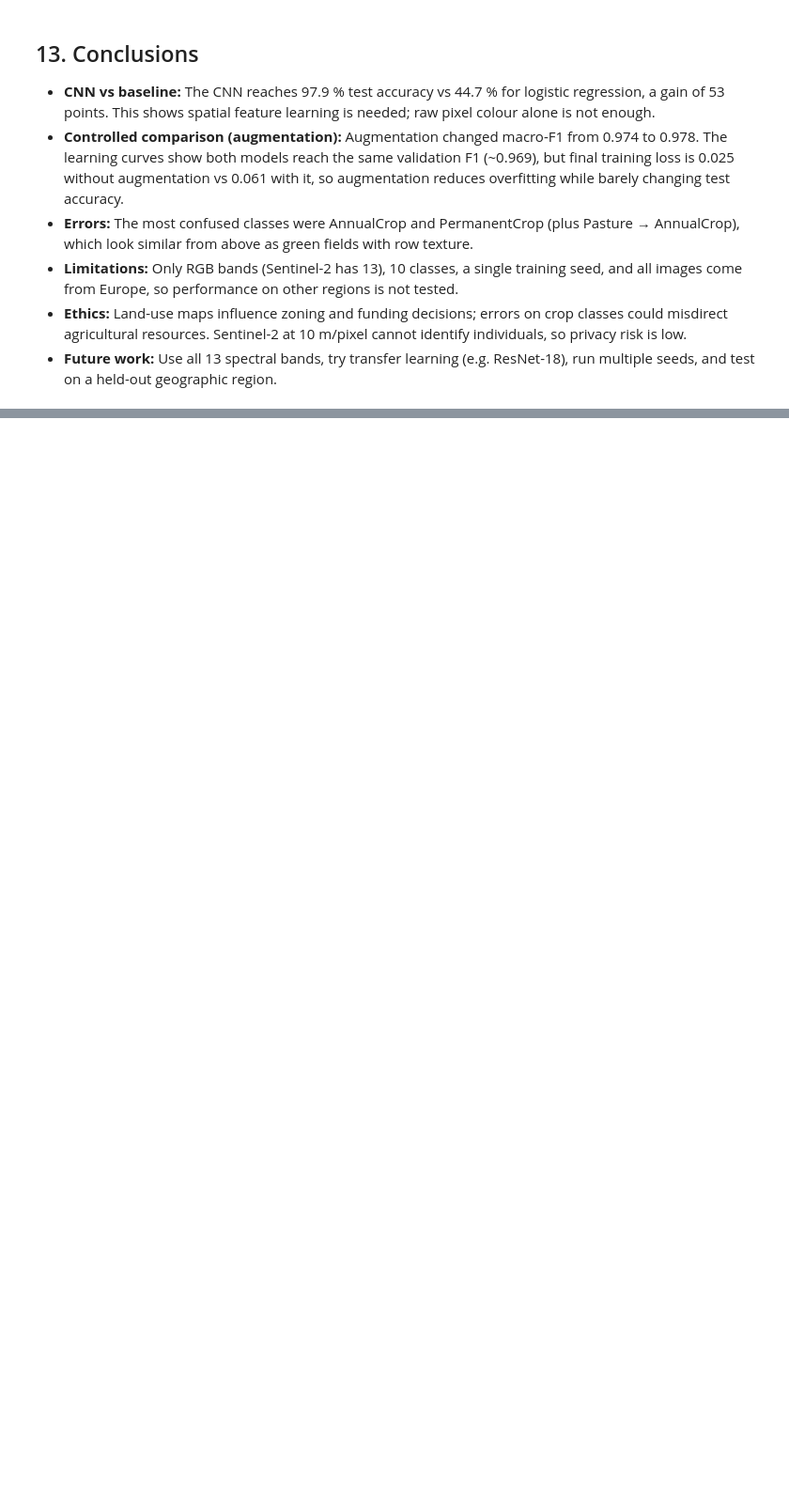
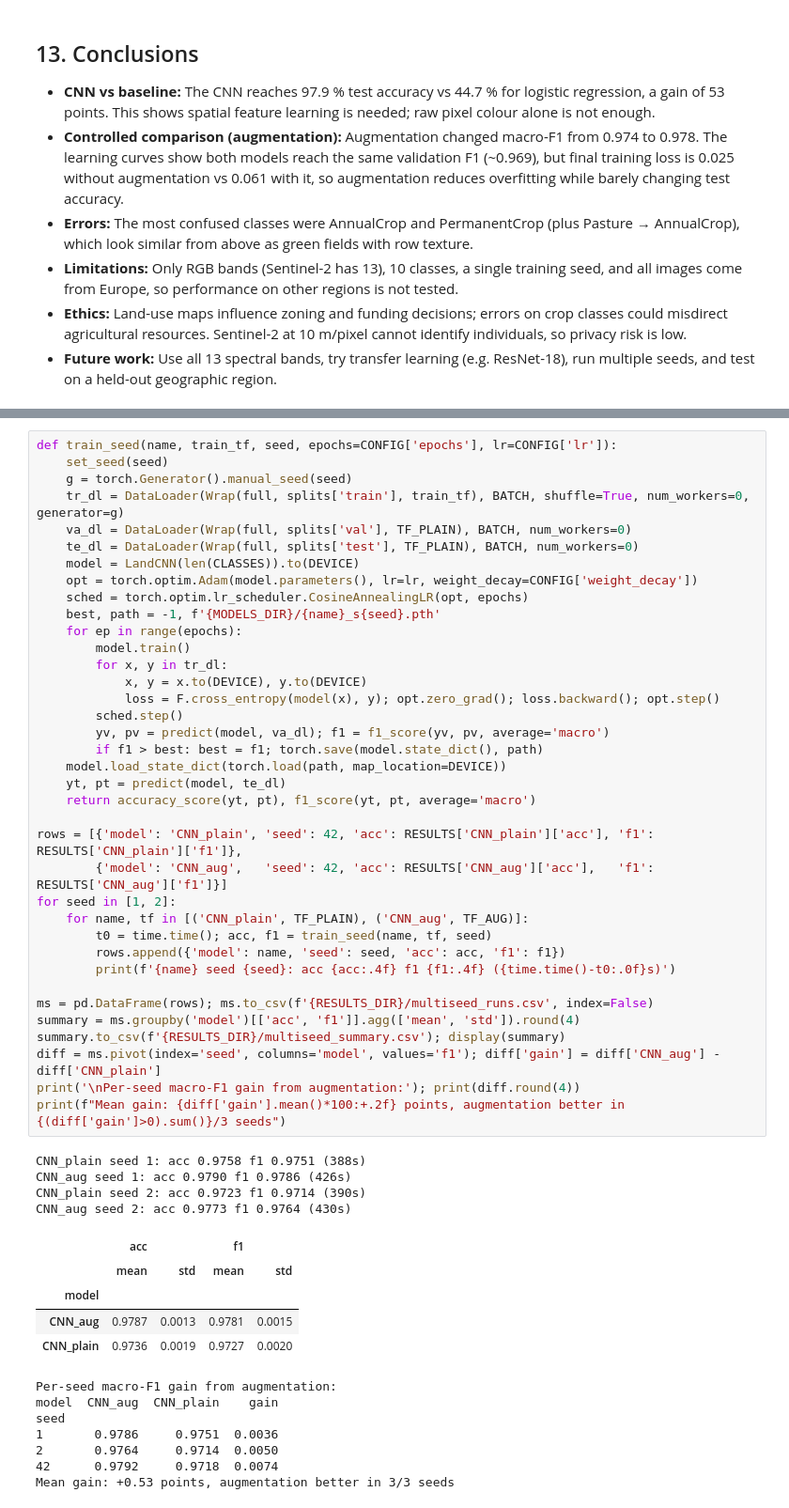
Before and after one commit to Rivier-Computer-Science/FA26-COMP-671-Yagna, a Jupyter notebook: land_use_classification_eurosat.ipynb, the cells around one changed output, grey strips where cells are left out. Shown at 94% size. Saved outputs shown, nothing was run; the diff lists cells and outputs as text; blank space fills up the shorter version.

Commit message:
Update notebook with final 3-seed results

```diff
--- a/land_use_classification_eurosat.ipynb
+++ b/land_use_classification_eurosat.ipynb
@@ -366,0 +370,54 @@ plt.tight_layout(); plt.savefig(f'{RESULTS_DIR}/inference_demo.png'); plt.show()
+# %%
+def train_seed(name, train_tf, seed, epochs=CONFIG['epochs'], lr=CONFIG['lr']):
+    set_seed(seed)
+    g = torch.Generator().manual_seed(seed)
+    tr_dl = DataLoader(Wrap(full, splits['train'], train_tf), BATCH, shuffle=True, num_workers=0, generator=g)
+    va_dl = DataLoader(Wrap(full, splits['val'], TF_PLAIN), BATCH, num_workers=0)
+    te_dl = DataLoader(Wrap(full, splits['test'], TF_PLAIN), BATCH, num_workers=0)
+    model = LandCNN(len(CLASSES)).to(DEVICE)
+    opt = torch.optim.Adam(model.parameters(), lr=lr, weight_decay=CONFIG['weight_decay'])
+    sched = torch.optim.lr_scheduler.CosineAnnealingLR(opt, epochs)
+    best, path = -1, f'{MODELS_DIR}/{name}_s{seed}.pth'
+    for ep in range(epochs):
+        model.train()
+        for x, y in tr_dl:
+            x, y = x.to(DEVICE), y.to(DEVICE)
+            loss = F.cross_entropy(model(x), y); opt.zero_grad(); loss.backward(); opt.step()
+        sched.step()
+        yv, pv = predict(model, va_dl); f1 = f1_score(yv, pv, average='macro')
+        if f1 > best: best = f1; torch.save(model.state_dict(), path)
+    model.load_state_dict(torch.load(path, map_location=DEVICE))
+    yt, pt = predict(model, te_dl)
+    return accuracy_score(yt, pt), f1_score(yt, pt, average='macro')
+
+rows = [{'model': 'CNN_plain', 'seed': 42, 'acc': RESULTS['CNN_plain']['acc'], 'f1': RESULTS['CNN_plain']['f1']},
+        {'model': 'CNN_aug',   'seed': 42, 'acc': RESULTS['CNN_aug']['acc'],   'f1': RESULTS['CNN_aug']['f1']}]
+for seed in [1, 2]:
+    for name, tf in [('CNN_plain', TF_PLAIN), ('CNN_aug', TF_AUG)]:
+        t0 = time.time(); acc, f1 = train_seed(name, tf, seed)
+        rows.append({'model': name, 'seed': seed, 'acc': acc, 'f1': f1})
+        print(f'{name} seed {seed}: acc {acc:.4f} f1 {f1:.4f} ({time.time()-t0:.0f}s)')
+
+ms = pd.DataFrame(rows); ms.to_csv(f'{RESULTS_DIR}/multiseed_runs.csv', index=False)
+summary = ms.groupby('model')[['acc', 'f1']].agg(['mean', 'std']).round(4)
+summary.to_csv(f'{RESULTS_DIR}/multiseed_summary.csv'); display(summary)
+diff = ms.pivot(index='seed', columns='model', values='f1'); diff['gain'] = diff['CNN_aug'] - diff['CNN_plain']
+print('\nPer-seed macro-F1 gain from augmentation:'); print(diff.round(4))
+print(f"Mean gain: {diff['gain'].mean()*100:+.2f} points, augmentation better in {(diff['gain']>0).sum()}/3 seeds")
+# %% [output]
+CNN_plain seed 1: acc 0.9758 f1 0.9751 (388s)
+CNN_aug seed 1: acc 0.9790 f1 0.9786 (426s)
+CNN_plain seed 2: acc 0.9723 f1 0.9714 (390s)
+CNN_aug seed 2: acc 0.9773 f1 0.9764 (430s)
+|  | acc |  | f1 |  |
+|  | mean | std | mean | std |
+| model |  |  |  |  |
+| CNN_aug | 0.9787 | 0.0013 | 0.9781 | 0.0015 |
+| CNN_plain | 0.9736 | 0.0019 | 0.9727 | 0.0020 |
+Per-seed macro-F1 gain from augmentation:
+model  CNN_aug  CNN_plain    gain
+seed
+1       0.9786     0.9751  0.0036
+2       0.9764     0.9714  0.0050
+42      0.9792     0.9718  0.0074
+Mean gain: +0.53 points, augmentation better in 3/3 seeds
```
Also changed, not shown: parts of 9 cells of this notebook.
